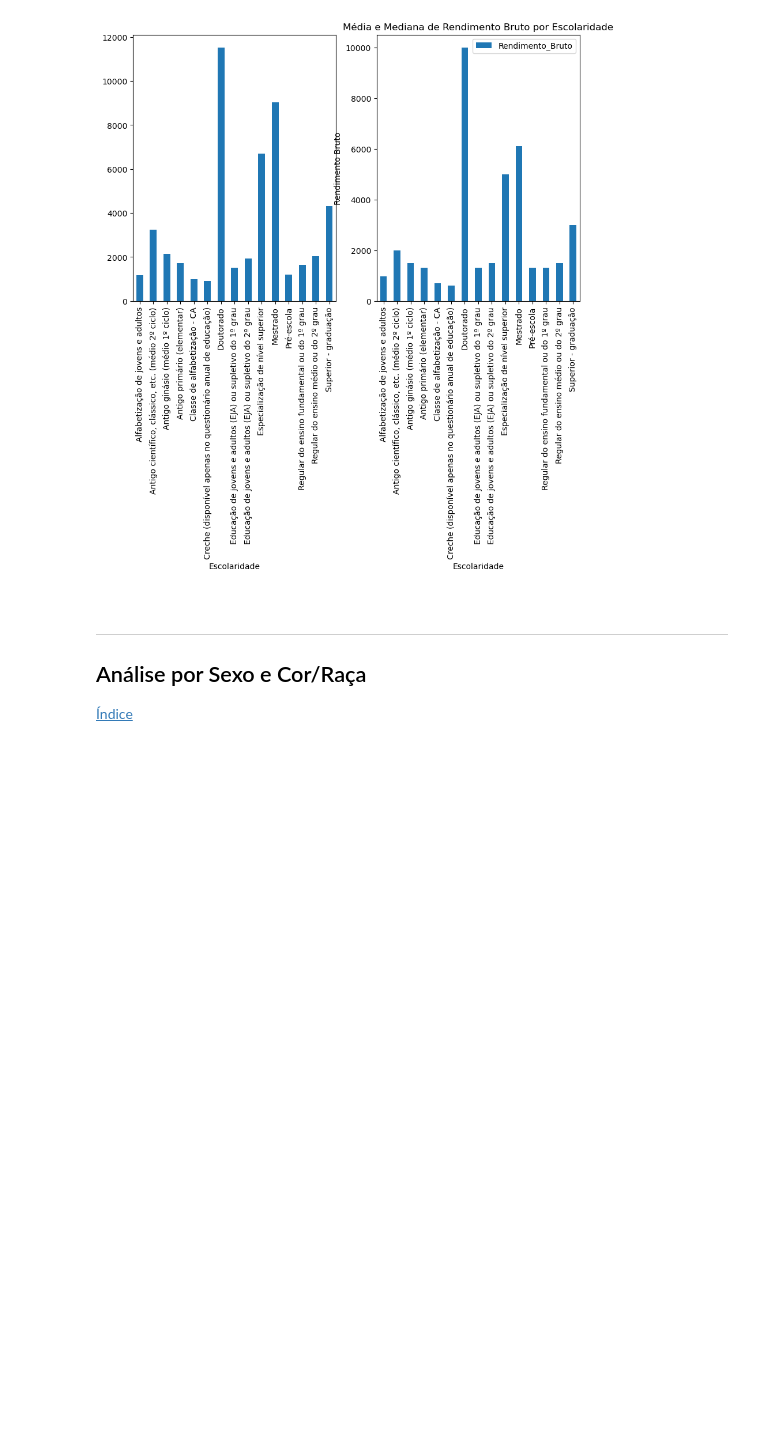
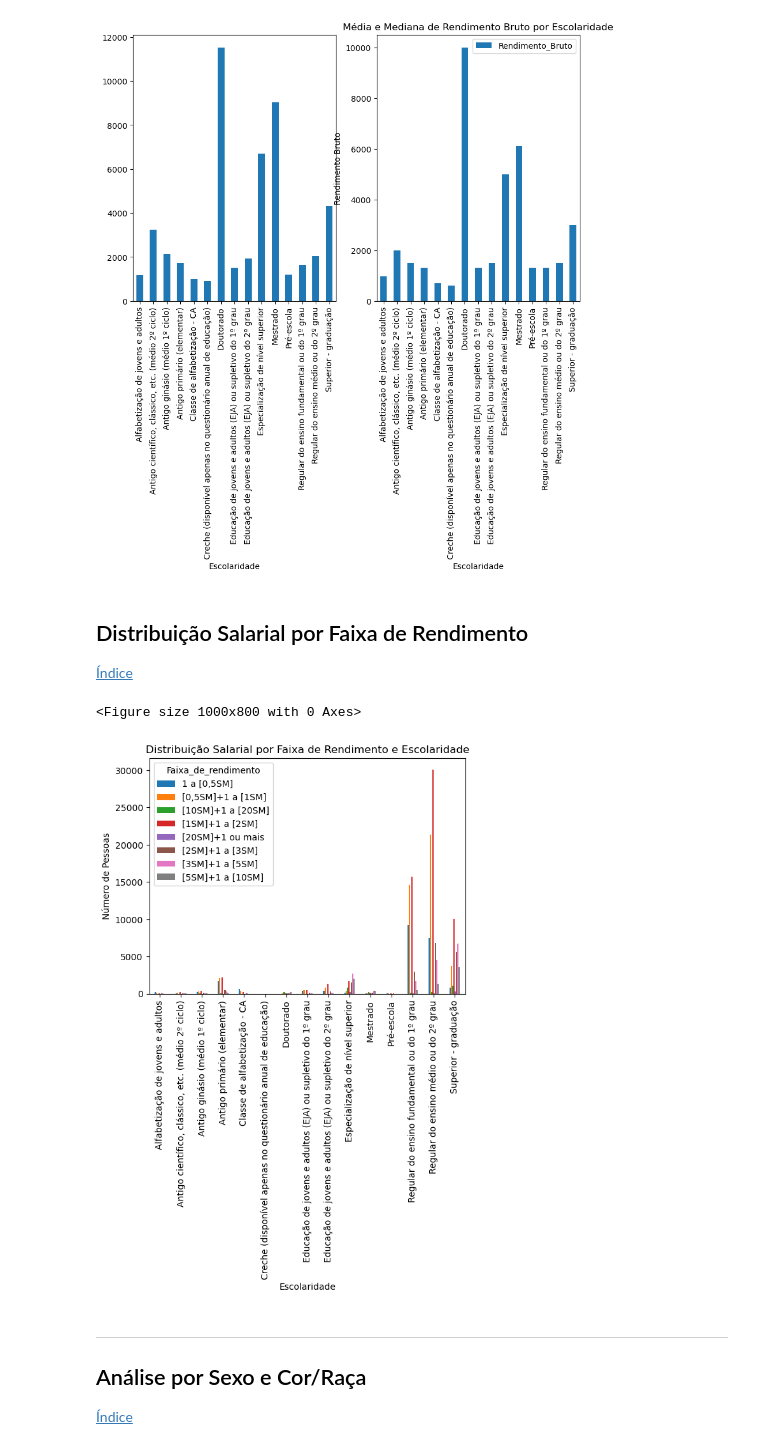
Before and after one commit to jlbrasileiro/Projeto-3---Ci-ncia-dos-Dados---2024.2, a Jupyter notebook: analise_exploratoria.ipynb, the cells around one changed output. Drawn from its saved outputs; the diff is of its cells as text; code cells hidden in the pictures; blank space fills up the shorter version.

Commit message:
faixa de rendimento

```diff
--- a/analise_exploratoria.ipynb
+++ b/analise_exploratoria.ipynb
@@ -170,12 +170,26 @@ plt.show()
 # %% [output]
 [figure]
 # %% [markdown]
-<!-- ___
+
 <div id="salario-faixa"></div>
 
 ## Distribuição Salarial por Faixa de Rendimento
 
-[Índice](#indice) -->
+[Índice](#indice)
+# %%
+faixa_escolaridade = pd.crosstab(dados['Escolaridade'],dados['Faixa_de_rendimento'])
+
+plt.figure(figsize = (10,8))
+faixa_escolaridade.plot(kind='bar')
+
+plt.title('Distribuição Salarial por Faixa de Rendimento e Escolaridade')
+plt.xlabel('Escolaridade')
+plt.ylabel('Número de Pessoas')
+plt.xticks(rotation=90)
+plt.show()
+# %% [output]
+<Figure size 1000x800 with 0 Axes>
+[figure, added]
 # %% [markdown]
 ___
 <div id="sexo-cor"></div>
```
